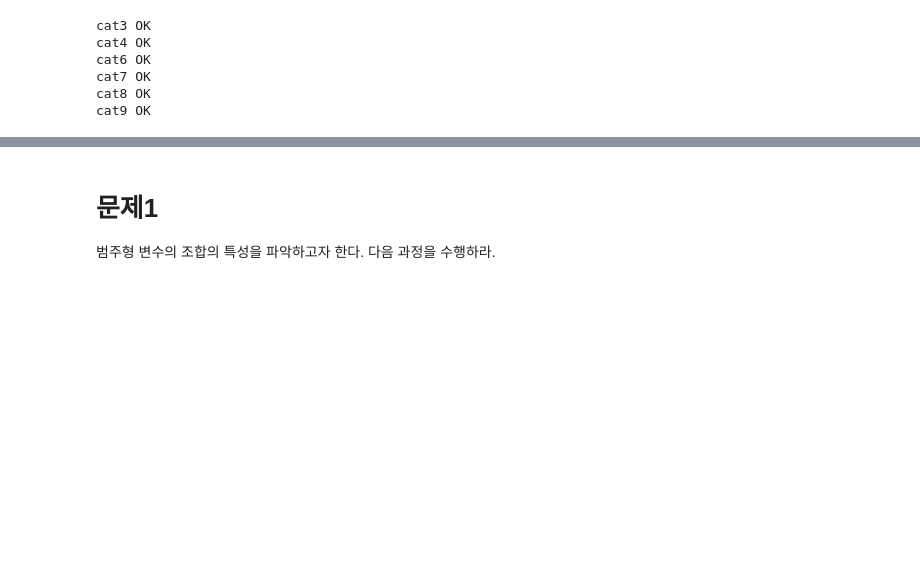
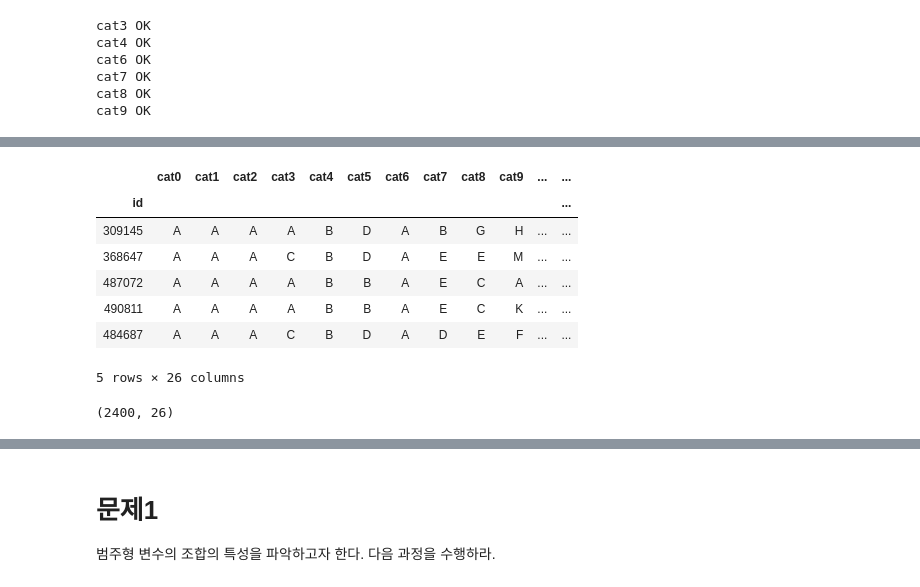
Before and after one commit to sunkusun9/DS_lv3_2502, a Jupyter notebook: sec_ds_lv3_prob2_prob.ipynb, the cells around one changed output, grey strips where cells are left out. Cells and saved outputs as stored; diff of their text form; code cells hidden in the pictures; blank space fills up the shorter version.

```diff
--- a/sec_ds_lv3_prob2_prob.ipynb
+++ b/sec_ds_lv3_prob2_prob.ipynb
@@ -221,0 +239,14 @@ np.array(cat_cols), np.array(cont_cols)
+# %%
+df_dunn = df_basetable.sample(frac = 0.01, random_state = 123)
+display(df_dunn.head())
+df_dunn.shape
+# %% [output]
+|  | cat0 | cat1 | cat2 | cat3 | cat4 | cat5 | cat6 | cat7 | cat8 | cat9 | ... | ... |
+| id |  |  |  |  |  |  |  |  |  |  |  | ... |
+| 309145 | A | A | A | A | B | D | A | B | G | H | ... | ... |
+| 368647 | A | A | A | C | B | D | A | E | E | M | ... | ... |
+| 487072 | A | A | A | A | B | B | A | E | C | A | ... | ... |
+| 490811 | A | A | A | A | B | B | A | E | C | K | ... | ... |
+| 484687 | A | A | A | C | B | D | A | D | E | F | ... | ... |
+5 rows × 26 columns
+(2400, 26)
```
Also changed, not shown: parts of 26 cells of this notebook.
